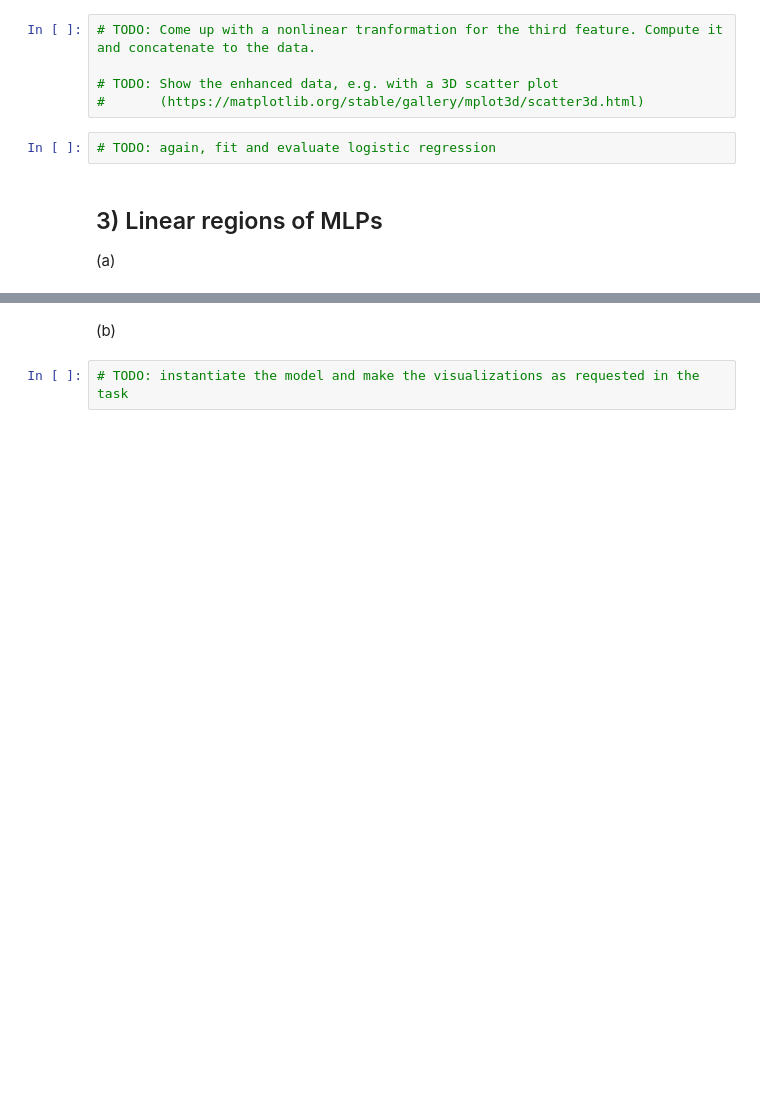
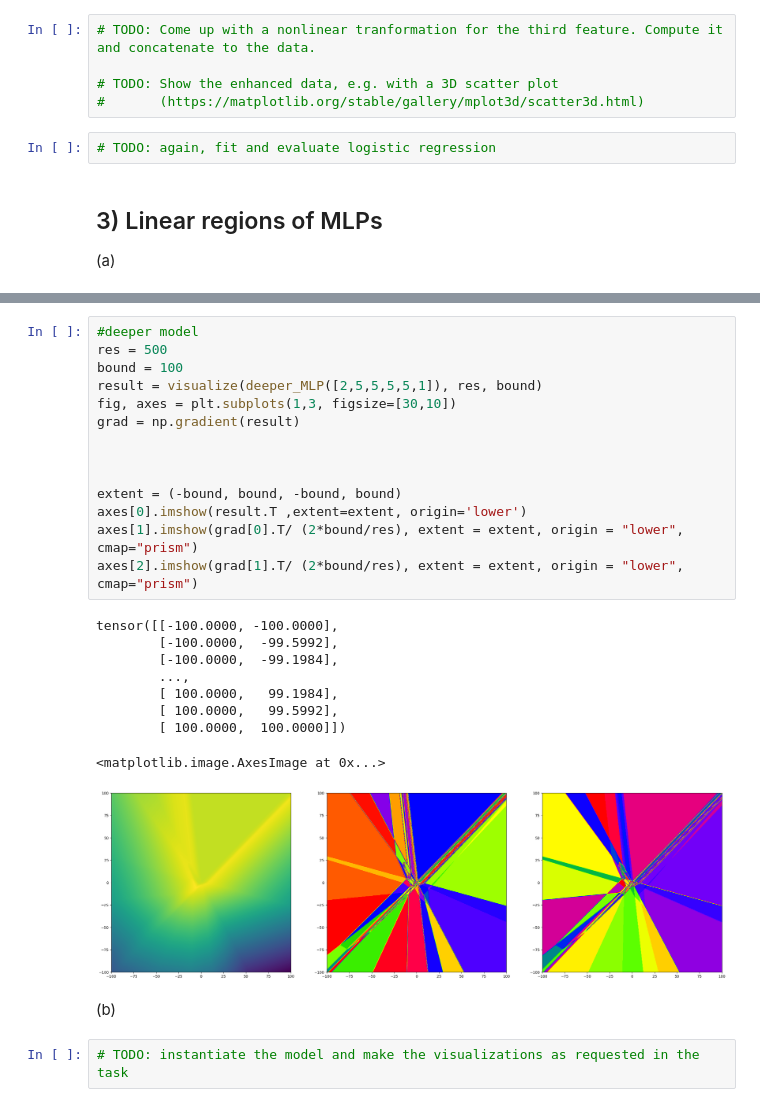
Before and after one commit to phopopo/mlph2023-Exercises, a Jupyter notebook: sheet03.ipynb, the cells around one changed output, grey strips where cells are left out. Cells and saved outputs as stored; diff of their text form; blank space fills up the shorter version.

```diff
--- a/sheet03.ipynb
+++ b/sheet03.ipynb
@@ -64,3 +111,27 @@ RuntimeError: Boolean value of Tensor with more than one value is ambiguous
+# %%
+#deeper model
+res = 500
+bound = 100
+result = visualize(deeper_MLP([2,5,5,5,5,1]), res, bound)
+fig, axes = plt.subplots(1,3, figsize=[30,10])
+grad = np.gradient(result)
+
+
+
+extent = (-bound, bound, -bound, bound)
+axes[0].imshow(result.T ,extent=extent, origin='lower')
+axes[1].imshow(grad[0].T/ (2*bound/res), extent = extent, origin = "lower", cmap="prism")
+axes[2].imshow(grad[1].T/ (2*bound/res), extent = extent, origin = "lower", cmap="prism")
+# %% [output]
+tensor([[-100.0000, -100.0000],
+        [-100.0000,  -99.5992],
+        [-100.0000,  -99.1984],
+        ...,
+        [ 100.0000,   99.1984],
+        [ 100.0000,   99.5992],
+        [ 100.0000,  100.0000]])
+<matplotlib.image.AxesImage at 0x...>
+[figure, added]
 # %% [markdown]
 (b)
 # %%
```
Also changed, not shown: parts of 4 cells of this notebook.
